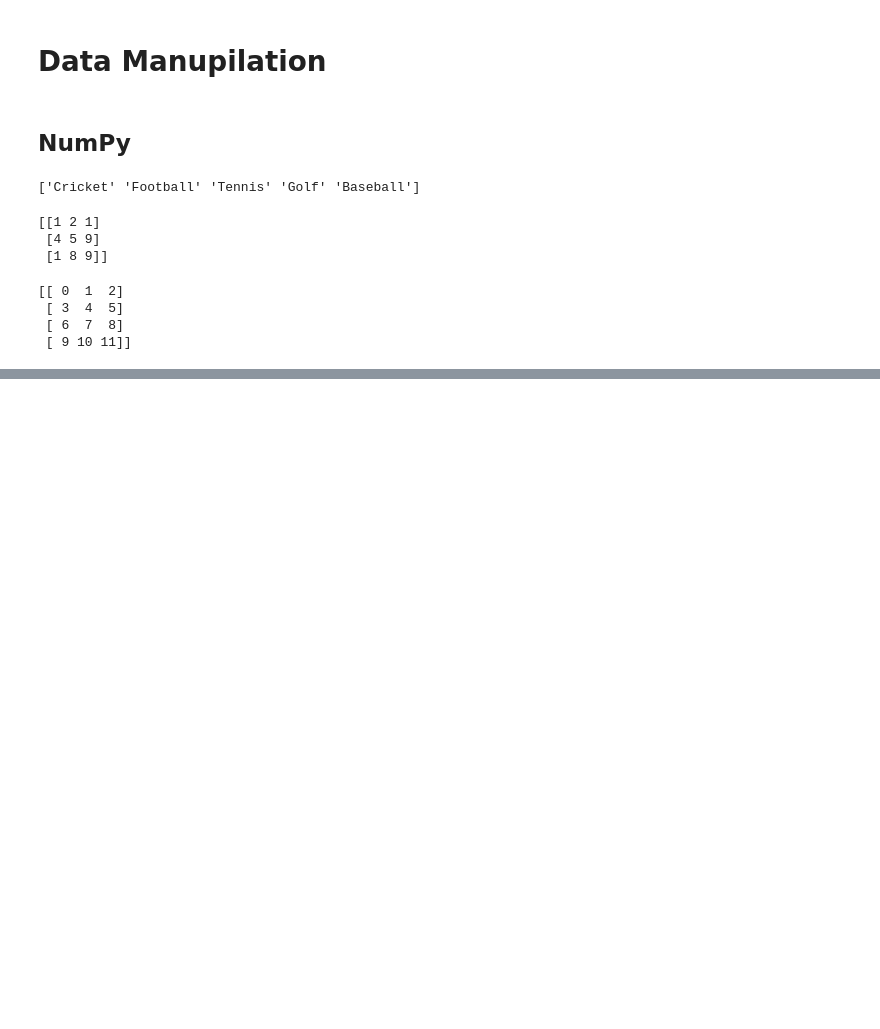
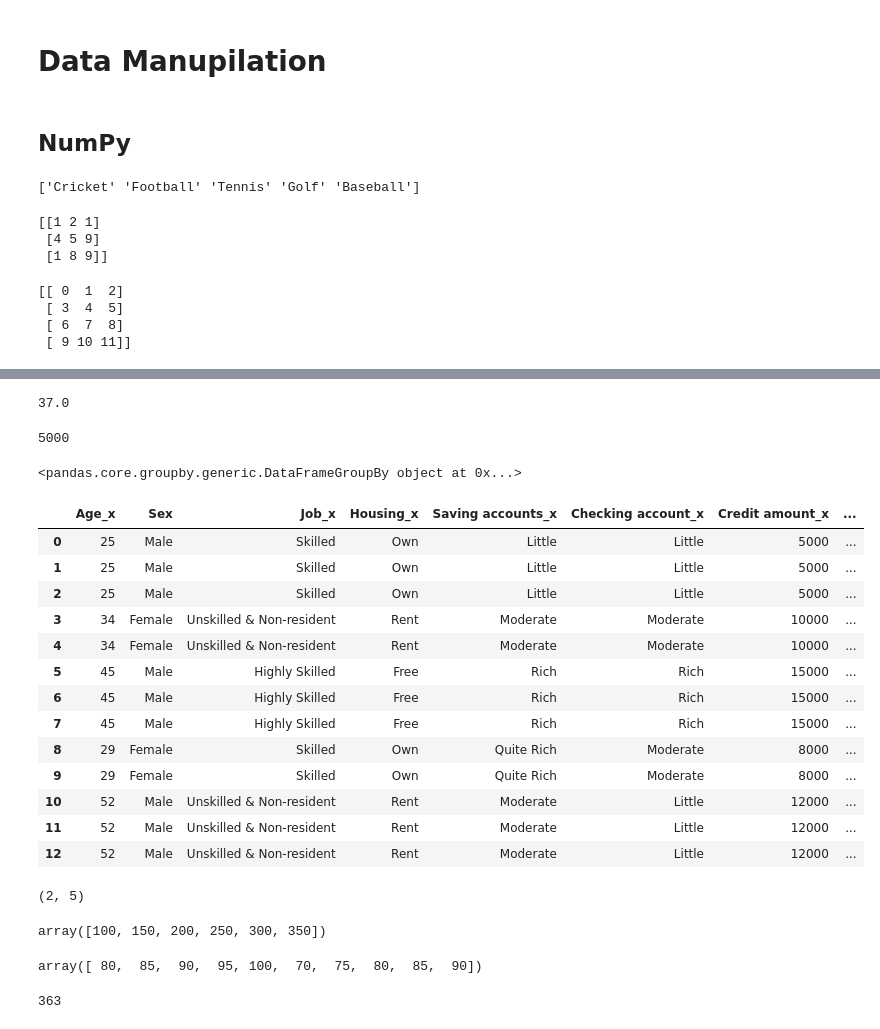
Before and after one commit to venkhatbalaji/pg-ai-ml, a Jupyter notebook: pg-ai-ml/Data Manipulations.ipynb, the cells around one changed output, grey strips where cells are left out. Drawn from its saved outputs; the diff is of its cells as text; code cells hidden in the pictures; blank space fills up the shorter version.

```diff
--- a/pg-ai-ml/Data Manipulations.ipynb
+++ b/pg-ai-ml/Data Manipulations.ipynb
@@ -33,0 +211,13 @@ ValueError: cannot reshape array of size 5 into shape (2,3)
+# %%
+df = pd.DataFrame({
+    "Age": [25, 34, 45, 29, 52],
+    "Sex": ["Male", "Female", "Male", "Female", "Male"],
+    "Job": ["Skilled", "Unskilled & Non-resident", "Highly Skilled", "Skilled", "Unskilled & Non-resident"],
+    "Housing": ["Own", "Rent", "Free", "Own", "Rent"],
+    "Saving accounts": ["Little", "Moderate", "Rich", "Quite Rich", "Moderate"],
+    "Checking account": ["Little", "Moderate", "Rich", "Moderate", "Little"],
+    "Credit amount": [5000, 10000, 15000, 8000, 12000],
+    "Purpose": ["Car", "Education", "Business", "Furniture/Equipment", "Vacation/Others"]
+})
+
+df.to_csv('data.csv',index=False)
@@ -33,0 +249,64 @@ ValueError: cannot reshape array of size 5 into shape (2,3)
+# %%
+mean = df['Age'].mean()
+mean
+# %% [output]
+37.0
+# %%
+min_amount = df['Credit amount'].min()
+min_amount
+# %% [output]
+5000
+# %%
+group = df.groupby('Sex')
+min_age = group['Age'].min()
+min_age
+# %% [output]
+<pandas.core.groupby.generic.DataFrameGroupBy object at 0x...>
+# %%
+merged = pd.merge(df, df, on='Sex', how='inner')
+merged
+# %% [output]
+|  | Age_x | Sex | Job_x | Housing_x | Saving accounts_x | Checking account_x | Credit amount_x | ... |
+| 0 | 25 | Male | Skilled | Own | Little | Little | 5000 | ... |
+| 1 | 25 | Male | Skilled | Own | Little | Little | 5000 | ... |
+| 2 | 25 | Male | Skilled | Own | Little | Little | 5000 | ... |
+| 3 | 34 | Female | Unskilled & Non-resident | Rent | Moderate | Moderate | 10000 | ... |
+| 4 | 34 | Female | Unskilled & Non-resident | Rent | Moderate | Moderate | 10000 | ... |
+| 5 | 45 | Male | Highly Skilled | Free | Rich | Rich | 15000 | ... |
+| 6 | 45 | Male | Highly Skilled | Free | Rich | Rich | 15000 | ... |
+| 7 | 45 | Male | Highly Skilled | Free | Rich | Rich | 15000 | ... |
+| 8 | 29 | Female | Skilled | Own | Quite Rich | Moderate | 8000 | ... |
+| 9 | 29 | Female | Skilled | Own | Quite Rich | Moderate | 8000 | ... |
+| 10 | 52 | Male | Unskilled & Non-resident | Rent | Moderate | Little | 12000 | ... |
+| 11 | 52 | Male | Unskilled & Non-resident | Rent | Moderate | Little | 12000 | ... |
+| 12 | 52 | Male | Unskilled & Non-resident | Rent | Moderate | Little | 12000 | ... |
+# %%
+data = [200, 450, 150, 400, 500, 700]
+
+sales_array = np.array(data)
+min_index = np.argmin(sales_array)
+max_index = np.argmax(sales_array)
+min_index, max_index
+# %% [output]
+(2, 5)
+# %%
+data = [100, 150, 200, 250, 300]
+sales_array = np.array(data)
+new_sale = 350
+updated_sales_data = np.append(sales_array, new_sale)
+updated_sales_data
+# %% [output]
+array([100, 150, 200, 250, 300, 350])
+# %%
+team_a_scores = np.array([80, 85, 90, 95, 100])
+team_b_scores = np.array([70, 75, 80, 85, 90])
+all_team_scores = np.concatenate((team_a_scores, team_b_scores))
+all_team_scores
+# %% [output]
+array([ 80,  85,  90,  95, 100,  70,  75,  80,  85,  90])
+# %%
+daily_temperatures = [72, 75, 78, 70, 68]
+total_temperature = np.sum(daily_temperatures)
+total_temperature
+# %% [output]
+363
```
Also changed, not shown: parts of 54 cells of this notebook.
